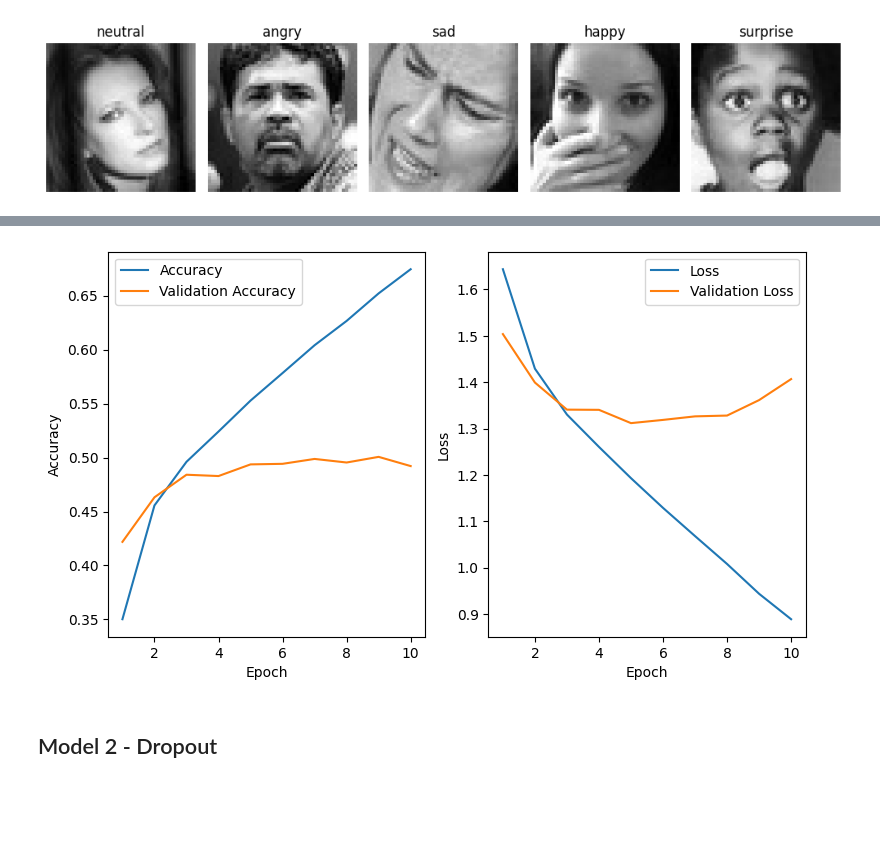
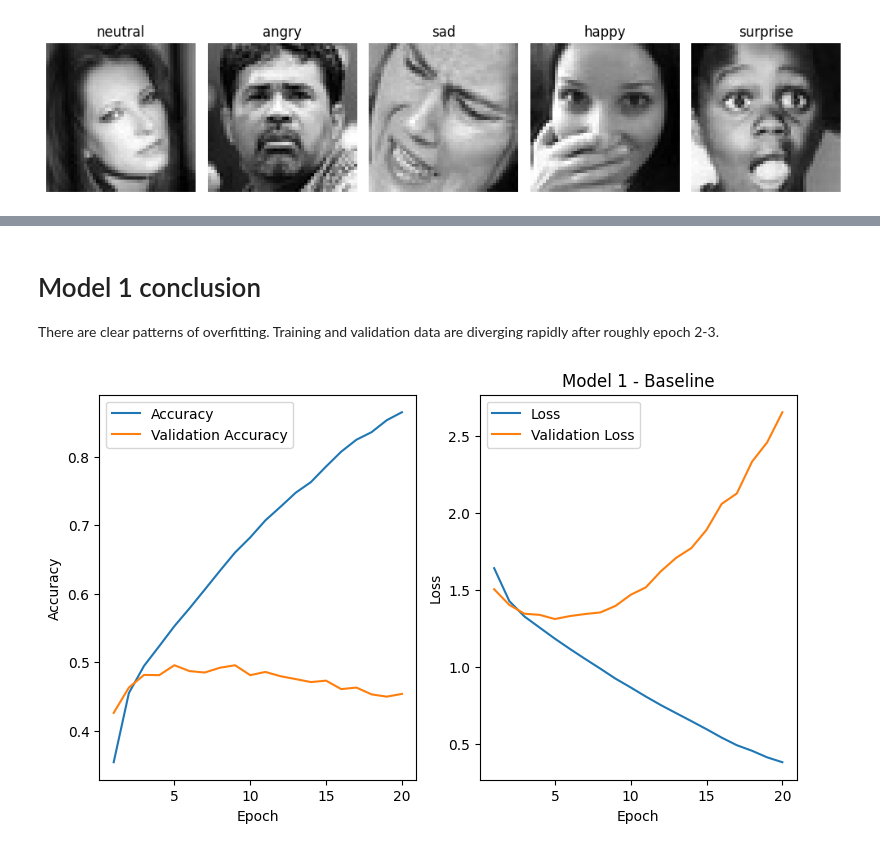
Before and after one commit to markusgunnar/Deep-Learning-Indiv-Exam, a Jupyter notebook: report.ipynb, the cells around one changed output, grey strips where cells are left out. Saved outputs shown, nothing was run; the diff lists cells and outputs as text; code cells hidden in the pictures; blank space fills up the shorter version.

```diff
--- a/report.ipynb
+++ b/report.ipynb
@@ -78,5 +87,5 @@ plot_n_images(train_ds, class_names, 5)
 # %%
-model = keras.Sequential([
+model_layers = [
     layers.Input(shape=(48, 48, 1)),
 
     layers.Conv2D(
@@ -105,6 +114,6 @@ model = keras.Sequential([
     ),
 
     layers.Dense(7, activation="softmax")
-])
+]
 
-model.summary()
+model_test = create_model(model_layers)
@@ -169,0 +122,2 @@ print(history.history)
+# %%
+model, history = train_model(model_test, train_ds, val_ds, 20, None)
@@ -170,6 +142,7 @@ print(history.history)
+# %% [markdown]
+# Model 1 conclusion
+There are clear patterns of overfitting. Training and validation data are diverging rapidly after roughly epoch 2-3.
 # %%
-plot_history_data(history.history, "Model 1 - No Regularization")
+plot_history_data(history.history, "Model 1 - Baseline")
 # %% [output]
-[figure, old version]
+[figure, new version]
-# %% [markdown]
-## Model 2 - Dropout
```
Also changed, not shown: parts of 20 cells of this notebook, 1 other file.
